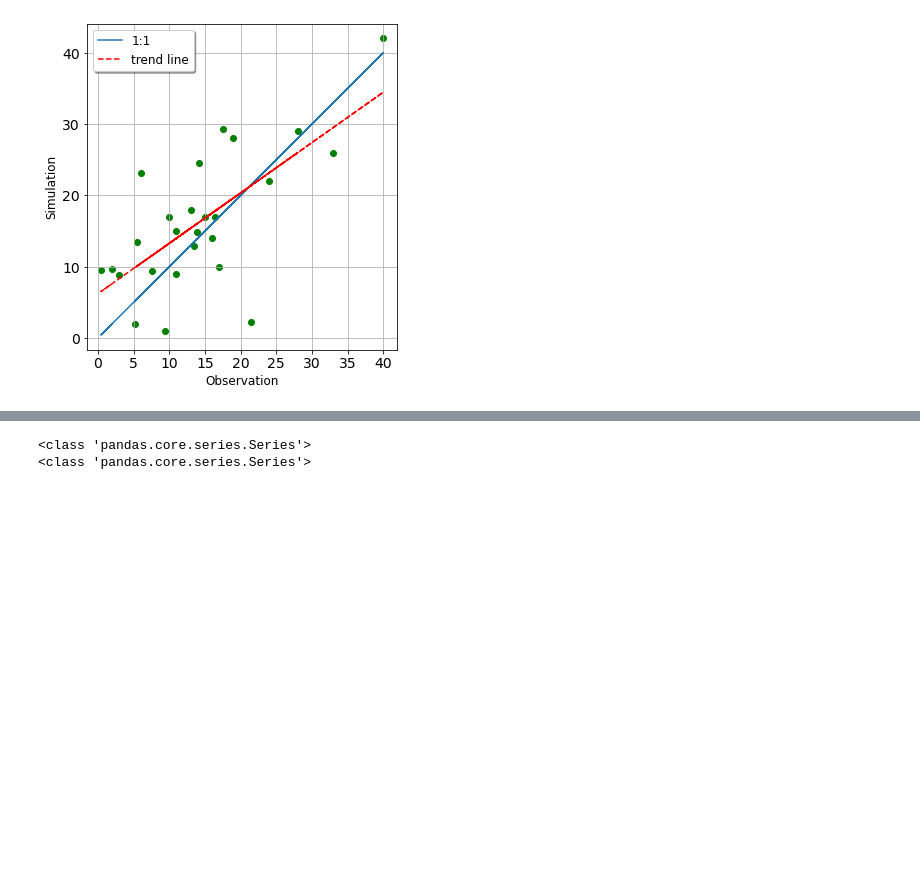
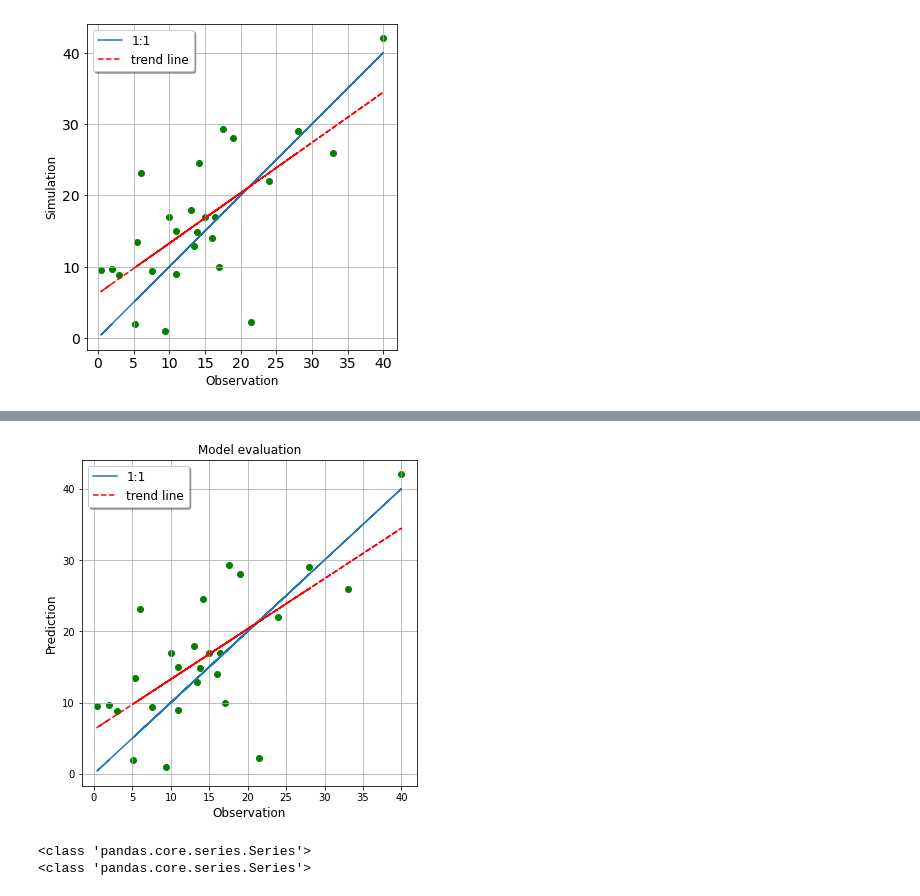
Before and after one commit to Jeongho-Han/Model_eval, a Jupyter notebook: Testing.ipynb, the cells around one changed output, grey strips where cells are left out. Cells and saved outputs as stored; diff of their text form; code cells hidden in the pictures; blank space fills up the shorter version.

```diff
--- a/Testing.ipynb
+++ b/Testing.ipynb
@@ -90,3 +109,7 @@ pt.yticks(fontsize=14)
+# %%
+fig
+# %% [output]
+[figure, added]
 # %%
 print(type(sample['Date']))
 sample['Date'] = pd.to_datetime(sample['Date'])
```
Also changed, not shown: parts of 10 cells of this notebook, 1 other file.
